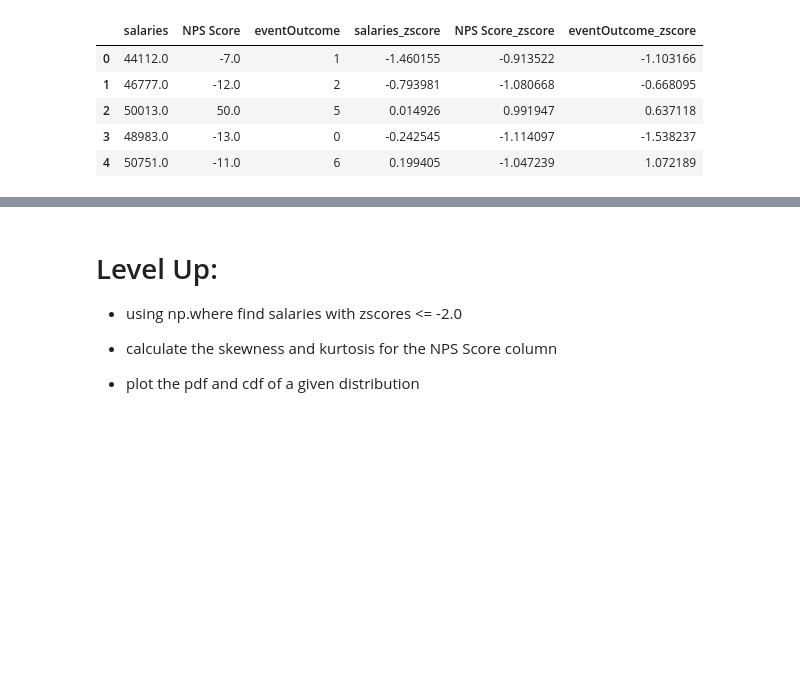
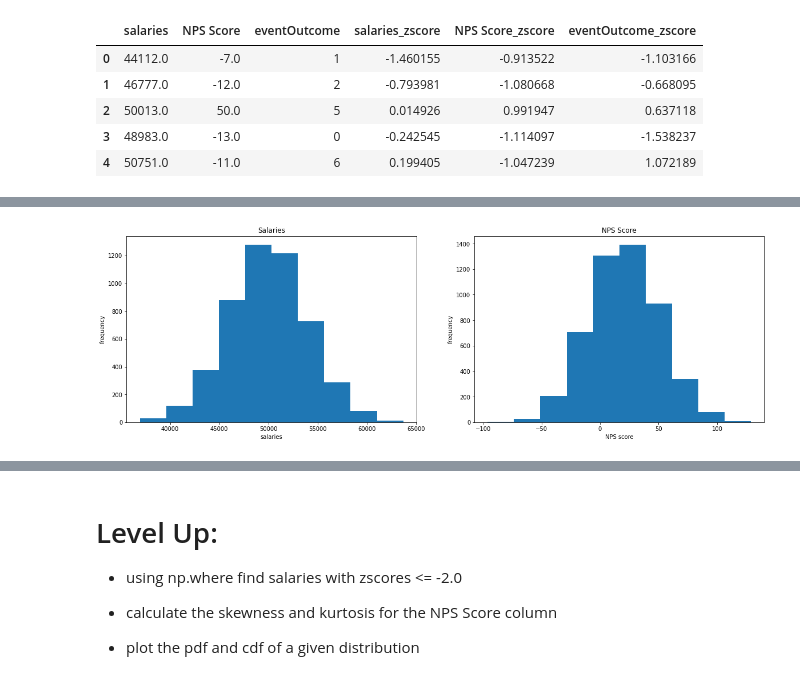
Before and after one commit to sethchart/topic11-topic13-assessment, a Jupyter notebook: assessment.ipynb, the cells around one changed output, grey strips where cells are left out. Drawn from its saved outputs; the diff is of its cells as text; code cells hidden in the pictures; blank space fills up the shorter version.

```diff
--- a/assessment.ipynb
+++ b/assessment.ipynb
@@ -103,0 +95,15 @@ see image below for reference
+# %%
+# plot for raw salaries and NPS Score data goes here
+import matplotlib.pyplot as plt
+fig, (ax1, ax2) = plt.subplots(1,2)
+fig.set_figheight(6)
+fig.set_figwidth(20)
+fig.set
+df['salaries'].hist(ax=ax1)
+ax1.set(title = 'Salaries', xlabel='salaries', ylabel='frequency')
+ax1.grid(False)
+df['NPS Score'].hist(ax=ax2)
+ax2.set(title = 'NPS Score', xlabel='NPS score', ylabel='frequency')
+ax2.grid(False)
+# %% [output]
+[figure, added]
```
Also changed, not shown: parts of 4 cells of this notebook.
